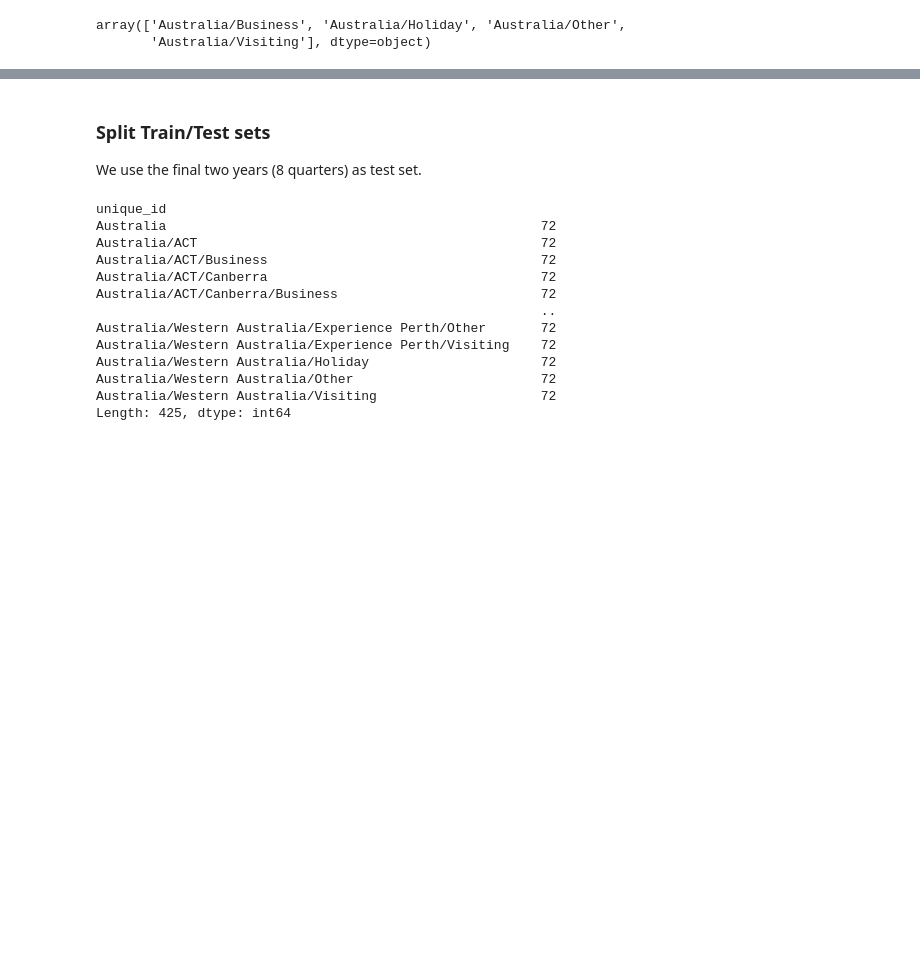
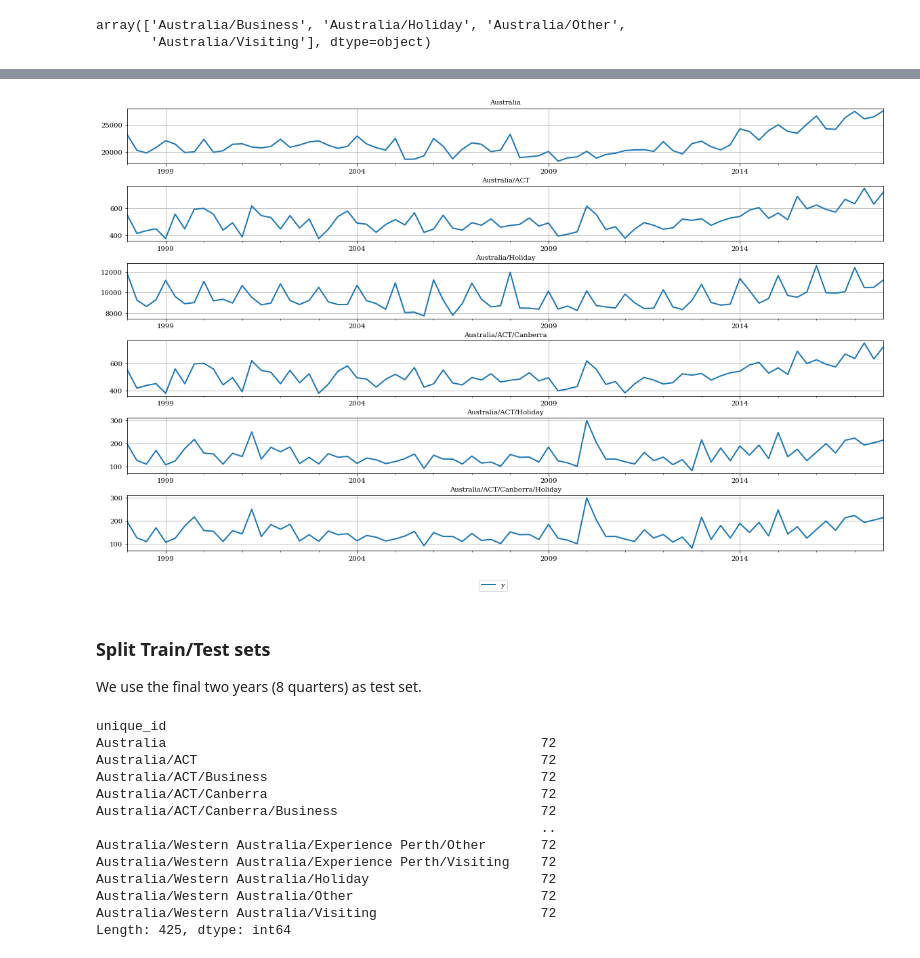
Before and after one commit to Nixtla/hierarchicalforecast, a Jupyter notebook: nbs/examples/AustralianDomesticTourism-Intervals.ipynb, the cells around one changed output, grey strips where cells are left out. Drawn from its saved outputs; the diff is of its cells as text; code cells hidden in the pictures; blank space fills up the shorter version.

```diff
--- a/nbs/examples/AustralianDomesticTourism-Intervals.ipynb
+++ b/nbs/examples/AustralianDomesticTourism-Intervals.ipynb
@@ -82,3 +90,10 @@ array(['Australia/Business', 'Australia/Holiday', 'Australia/Other',
+# %%
+hplot.plot_hierarchically_linked_series(
+    bottom_series='Australia/ACT/Canberra/Holiday',
+    Y_df=Y_df.set_index('unique_id')
+)
+# %% [output]
+[figure, added]
 # %% [markdown]
 ### Split Train/Test sets
 
```
Also changed, not shown: parts of 13 cells of this notebook.
